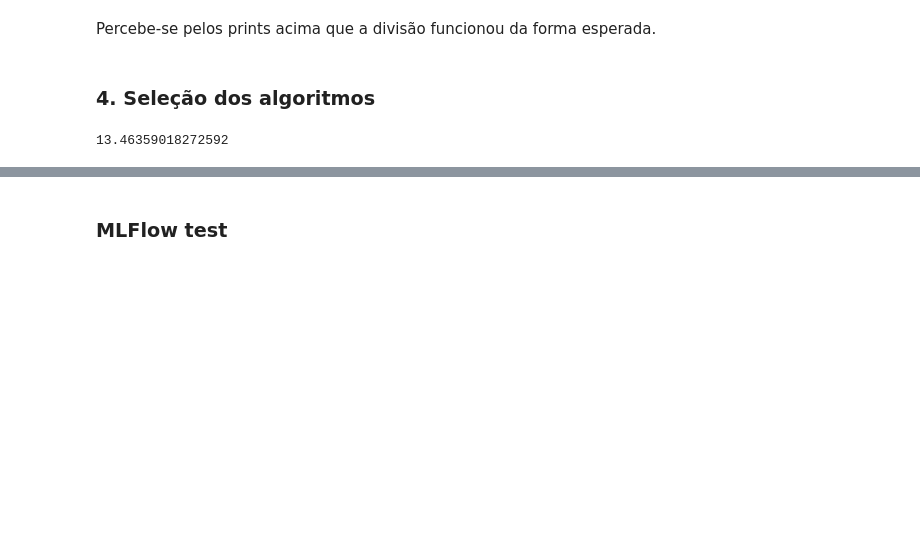
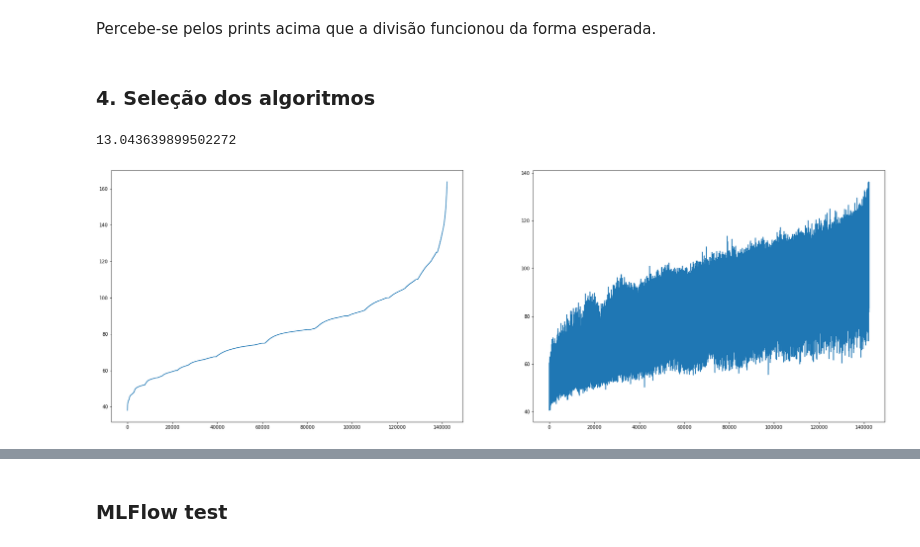
Before and after one commit to maluwastaken/Intro-Data-Science, a Jupyter notebook: classification.ipynb, the cells around one changed output, grey strips where cells are left out. Drawn from its saved outputs; the diff is of its cells as text; code cells hidden in the pictures; blank space fills up the shorter version.

Commit message:
feat: regression graphs

```diff
--- a/classification.ipynb
+++ b/classification.ipynb
@@ -56,5 +79,5 @@ data = df[['Sex', 'DivisionC', 'Best3SquatKg', 'Best3BenchKg', 'Best3DeadliftKg'
 # %%
-X = df[['Sex', 'DivisionC', 'Best3SquatKg', 'Best3BenchKg', 'Best3DeadliftKg', 'TotalKg', 'PlaceC', 'Age']]
+X = df[['Sex', 'Best3SquatKg', 'Best3BenchKg', 'Best3DeadliftKg', 'TotalKg', 'PlaceC', 'Age', 'EquipmentC', 'DivisionC']]
 y = df['BodyweightKg']
 # %%
 y
@@ -236,11 +260,16 @@ from sklearn.metrics import mean_squared_error
 def trainEval(model, X_train, y_train, X_val, y_val):
     a = model().fit(X_train, y_train)
     y_p = a.predict(X_val)
+    b = pd.DataFrame({'True':y_val, 'Pred':y_p}).sort_values(by='True').reset_index()
+    fig, ax = plt.subplots(1, 2, figsize=(30,10))
+    ax[0].plot(b['True'])
+    ax[1].plot(b['Pred'])
     print(mean_squared_error(y_p, y_val, squared=False))
 # %%
-trainEval(LinearRegression, X_train, y_train, X_val, y_val)
+b =trainEval(LinearRegression, X_train, y_train, X_val, y_val)
 # %% [output]
-13.46359018272592
+13.043639899502272
+[figure, added]
 # %%
 trainEval(Ridge, X_train, y_train, X_val, y_val)
 # %% [output]
```
Also changed, not shown: parts of 18 cells of this notebook.
